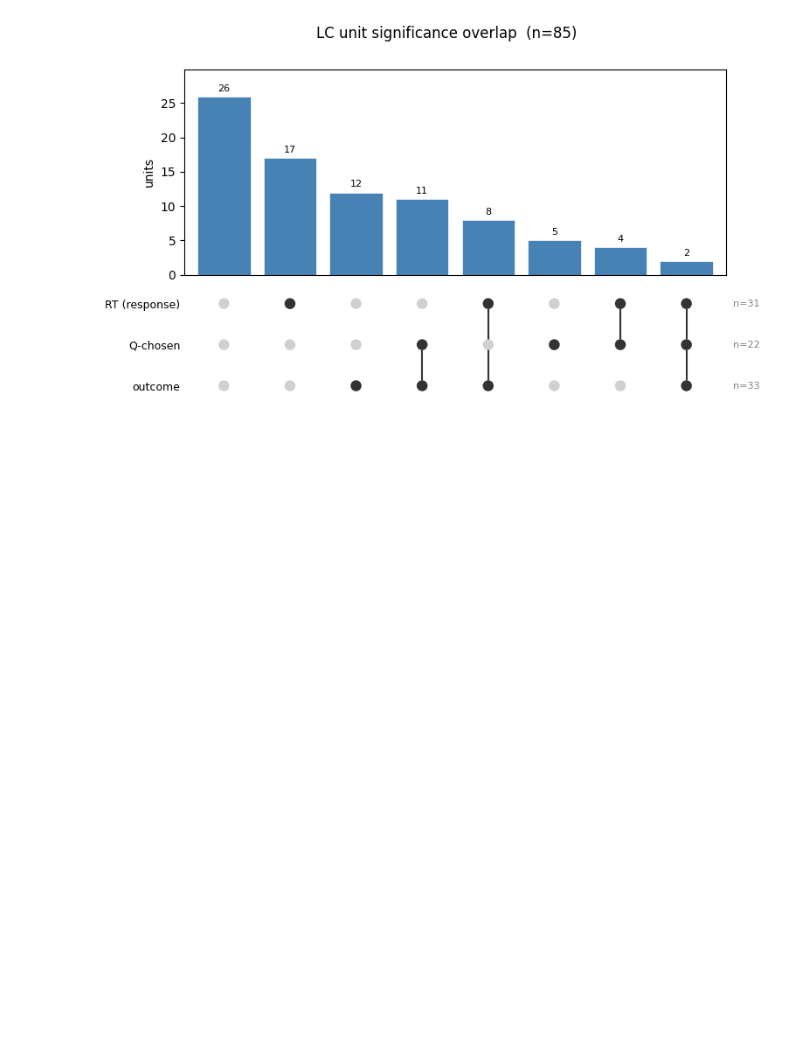
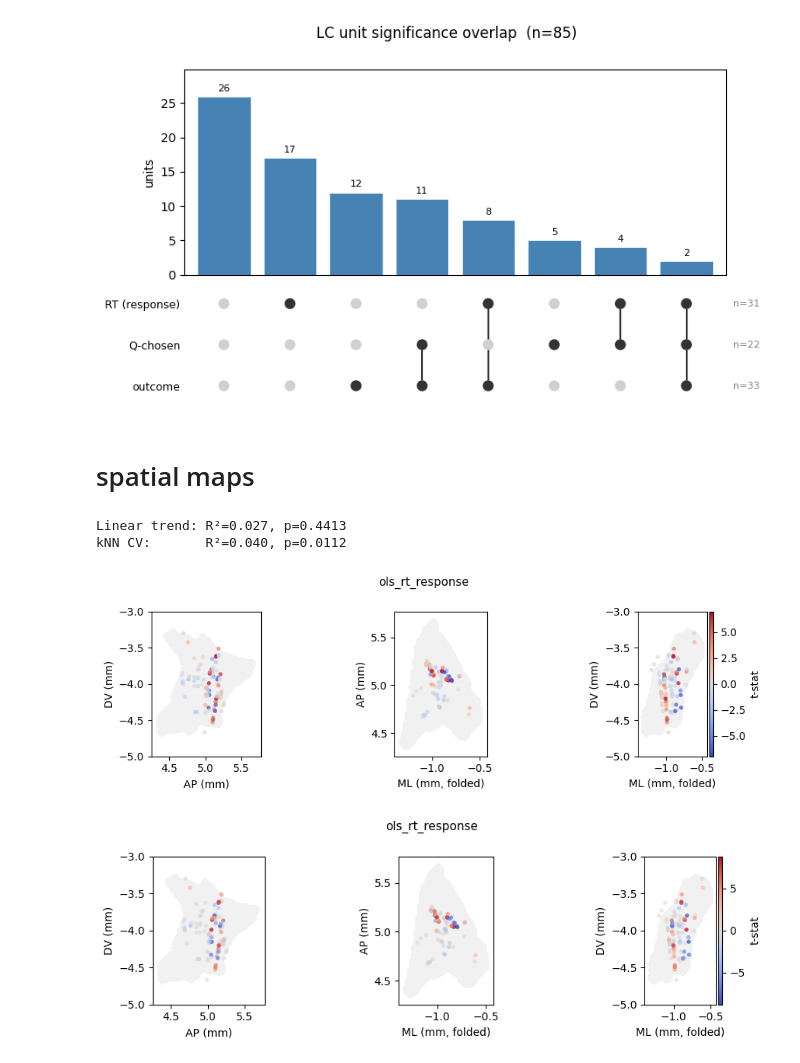
Before and after one commit to 1mattbecker/kinematics_analysis, a Jupyter notebook: code/rt_ols_registry_pipeline.ipynb, the cells around one changed output. Saved outputs shown, nothing was run; the diff lists cells and outputs as text; code cells hidden in the pictures; blank space fills up the shorter version.

```diff
--- a/code/rt_ols_registry_pipeline.ipynb
+++ b/code/rt_ols_registry_pipeline.ipynb
@@ -972,3 +949,5 @@ import importlib
 import per_unit_stats_registry
 importlib.reload(per_unit_stats_registry)
 from per_unit_stats_registry import PerUnitStatsRegistry
+# %% [markdown]
+# spatial maps
@@ -974,0 +961,22 @@ from per_unit_stats_registry import PerUnitStatsRegistry
+# %%
+MESH_PATH = "/root/capsule/data/LC-NE_scratch_data_1/combined/ccf_maps/20250418_transformed_remesh_10_ccf25.obj"
+
+enc = SpatialEncoder(filtered_ephys, mesh_path=MESH_PATH)
+
+# 3-panel map
+fig, axes = enc.plot(reg, "ols_rt_response")
+
+# with non-sig units greyed out
+fig, axes = enc.plot(reg, "ols_rt_response", use_sig=True)
+
+# spatial dependence test (signed + |t|)
+res = enc.test(reg, "ols_rt_response", permutations=5000)
+print(f"Linear trend: R²={res['signed']['linear_trend']['r2']:.3f}, "
+      f"p={res['signed']['linear_trend']['p_perm']:.4f}")
+print(f"kNN CV:       R²={res['signed']['cv_predictability_knn']['r2_cv']:.3f}, "
+      f"p={res['signed']['cv_predictability_knn']['p_perm']:.4f}")
+# %% [output]
+Linear trend: R²=0.027, p=0.4413
+kNN CV:       R²=0.040, p=0.0112
+[figure, added]
+[figure, added]
```
Also changed, not shown: parts of 15 cells of this notebook, 2 other files.
